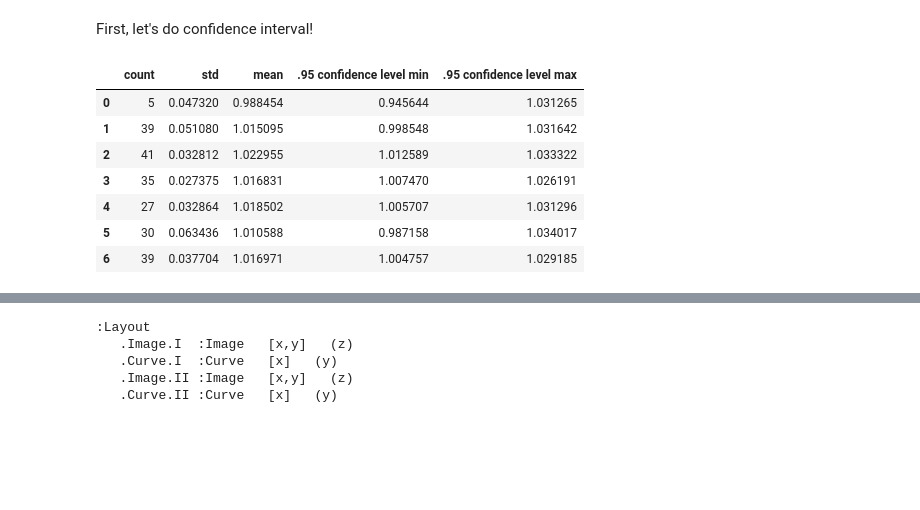
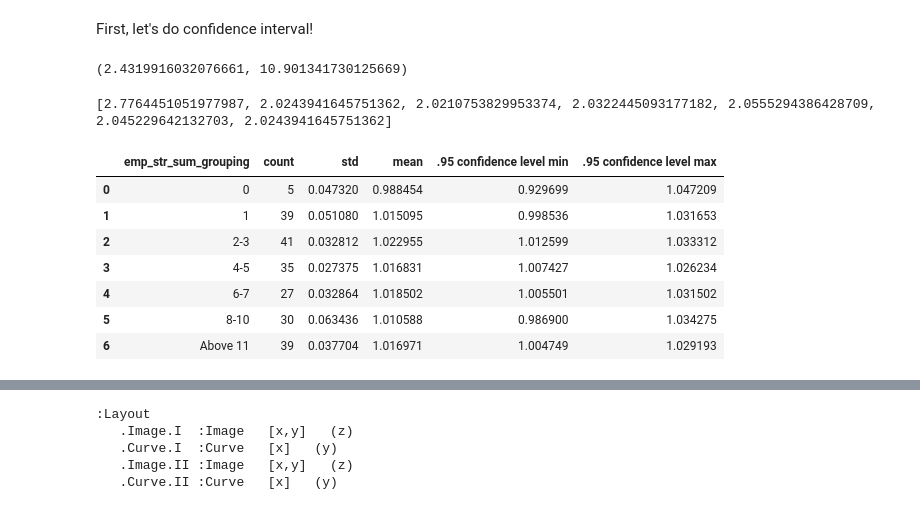
Before and after one commit to chelseatroy/fund_scale, a Jupyter notebook: data_explo/Exploring S&P Ethical Index Data.ipynb, the cells around one changed output, grey strips where cells are left out. Cells and saved outputs as stored; diff of their text form; code cells hidden in the pictures; blank space fills up the shorter version.

Commit message:
Welp, confidence intervals work now

```diff
--- a/data_explo/Exploring S&P Ethical Index Data.ipynb
+++ b/data_explo/Exploring S&P Ethical Index Data.ipynb
@@ -541,31 +542,59 @@ import math
+# %%
+def confidence_interval_for(samples=[], confidence=0.95):
+    sample_size = len(samples)
+    degrees_freedom = sample_size - 1
+    outlier_tails = (1.0 - confidence) / 2.0
+#     Why the HELL are the T-distribution values given as negative numbers??
+    t_distribution_number = -1 * t.ppf(outlier_tails, degrees_freedom)
+
+    step_1 = np.std(samples)/math.sqrt(sample_size)
+    step_2 = step_1 * t_distribution_number
+
+    low_end = np.mean(samples) - step_2
+    high_end = np.mean(samples) + step_2
+
+    return low_end, high_end
+
+confidence_interval_for([1,2,4,3,2,4,6,7,3,2,3,5,7,43,2,3,5,7,45,2,2,2,3,5,6,2,4])
+# %% [output]
+(2.4319916032076661, 10.901341730125669)
 # %%
-sample_size = emp_str_sum_groupby['avg_quarterly_roi']['count']
-n_minus_1 = [count - 1 for count in sample_size]
-ninety_five_confidence_level = (1.0 - 0.95) / 2.0
-t_distribution_number = 2.023
+def confidence_interval_for_collection(labels=[], sample_size=[], standard_deviation=[], mean=[], confidence_level=0.95):
+    degrees_freedom = [count - 1 for count in sample_size]
+    outlier_tails = (1.0 - confidence_level) / 2.0
+    confidence_collection = [outlier_tails for _ in sample_size]
+#     Why the HELL are the T-distribution values given as negative numbers??
+    t_distribution_number = [-1 * t.ppf(tails, df) for tails, df in zip(confidence_collection, degrees_freedom)]
 
-standard_deviation = emp_str_sum_groupby['avg_quarterly_roi']['std']
-mean = emp_str_sum_groupby['avg_quarterly_roi']['mean']
+    step_1 = [std/math.sqrt(count) for std, count in zip(standard_deviation, sample_size)]
+    step_2 = [step * t for step, t in zip(step_1, t_distribution_number)]
 
-step_1 = [std/math.sqrt(count) for std, count in zip(standard_deviation, sample_size)]
-step_2 = [step * t_distribution_number for step in step_1]
+    low_end = [mean_num - step_num for mean_num, step_num in zip(mean, step_2)]
+    high_end = [mean_num + step_num for mean_num, step_num in zip(mean, step_2)]
 
-low_end = [mean_num - step_num for mean_num, step_num in zip(mean, step_2)]
-high_end = [mean_num + step_num for mean_num, step_num in zip(mean, step_2)]
+    return low_end, high_end
 
-confidence_interval_data = pd.concat([sample_size, standard_deviation, mean], axis=1)
+low_end, high_end = confidence_interval_for_collection(
+    labels=emp_str_sum_groupby['emp_str_sum_grouping'],
+    sample_size = emp_str_sum_groupby['avg_quarterly_roi']['count'],
+    standard_deviation = emp_str_sum_groupby['avg_quarterly_roi']['std'],
+    mean = emp_str_sum_groupby['avg_quarterly_roi']['mean']
+)
+
+confidence_interval_data = pd.concat([labels, sample_size, standard_deviation, mean], axis=1)
 confidence_interval_data['.95 confidence level min'] = low_end
 confidence_interval_data['.95 confidence level max'] = high_end
 confidence_interval_data
 # %% [output]
+[2.7764451051977987, 2.0243941645751362, 2.0210753829953374, 2.0322445093177182, 2.0555294386428709, 2.045229642132703, 2.0243941645751362]
-|  | count | std | mean | .95 confidence level min | .95 confidence level max |
-| 0 | 5 | 0.047320 | 0.988454 | 0.945644 | 1.031265 |
-| 1 | 39 | 0.051080 | 1.015095 | 0.998548 | 1.031642 |
-| 2 | 41 | 0.032812 | 1.022955 | 1.012589 | 1.033322 |
-| 3 | 35 | 0.027375 | 1.016831 | 1.007470 | 1.026191 |
-| 4 | 27 | 0.032864 | 1.018502 | 1.005707 | 1.031296 |
-| 5 | 30 | 0.063436 | 1.010588 | 0.987158 | 1.034017 |
-| 6 | 39 | 0.037704 | 1.016971 | 1.004757 | 1.029185 |
+|  | emp_str_sum_grouping | count | std | mean | .95 confidence level min | .95 confidence level max |
+| 0 | 0 | 5 | 0.047320 | 0.988454 | 0.929699 | 1.047209 |
+| 1 | 1 | 39 | 0.051080 | 1.015095 | 0.998536 | 1.031653 |
+| 2 | 2-3 | 41 | 0.032812 | 1.022955 | 1.012599 | 1.033312 |
+| 3 | 4-5 | 35 | 0.027375 | 1.016831 | 1.007427 | 1.026234 |
+| 4 | 6-7 | 27 | 0.032864 | 1.018502 | 1.005501 | 1.031502 |
+| 5 | 8-10 | 30 | 0.063436 | 1.010588 | 0.986900 | 1.034275 |
+| 6 | Above 11 | 39 | 0.037704 | 1.016971 | 1.004749 | 1.029193 |
 # %%
 import holoviews as hv
 hv.notebook_extension()
```
Also changed, not shown: parts of 2 cells of this notebook.
